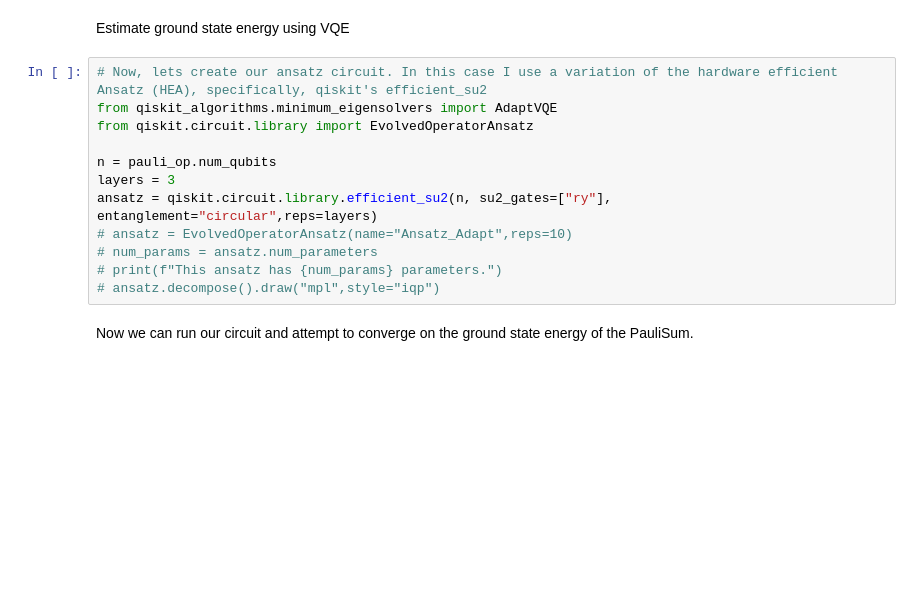
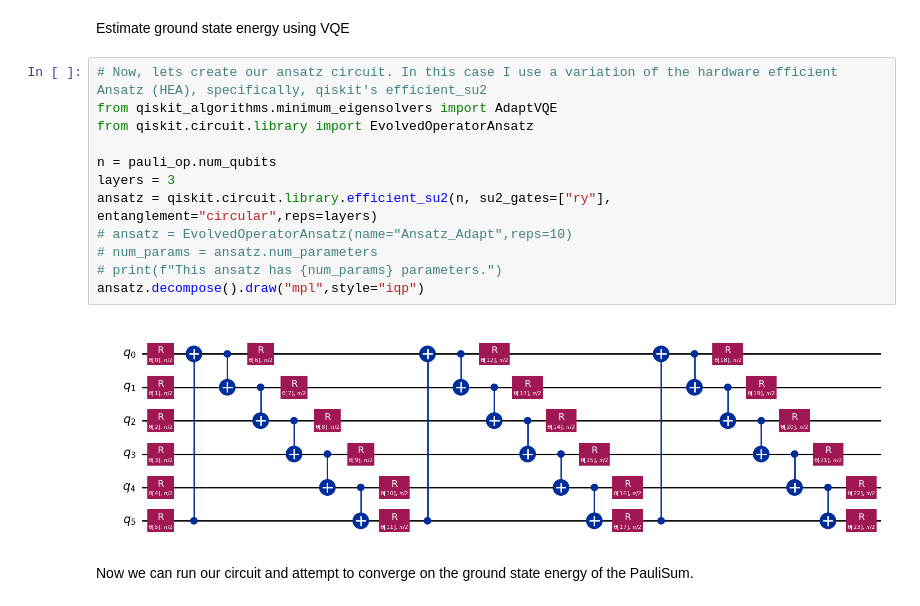
Before and after one commit to EdibleHerald/Learning-Quantum-Hamiltonians-from-Protein-Structure, a Jupyter notebook: file.ipynb, the cells around one changed output. Cells and saved outputs as stored; diff of their text form; blank space fills up the shorter version.

```diff
--- a/file.ipynb
+++ b/file.ipynb
@@ -123,15 +121,17 @@ Estimate ground state energy using VQE
 # %%
 # Now, lets create our ansatz circuit. In this case I use a variation of the hardware efficient Ansatz (HEA), specifically, qiskit's efficient_su2
 from qiskit_algorithms.minimum_eigensolvers import AdaptVQE
 from qiskit.circuit.library import EvolvedOperatorAnsatz
 
 n = pauli_op.num_qubits
 layers = 3
 ansatz = qiskit.circuit.library.efficient_su2(n, su2_gates=["ry"], entanglement="circular",reps=layers)
 # ansatz = EvolvedOperatorAnsatz(name="Ansatz_Adapt",reps=10)
 # num_params = ansatz.num_parameters
 # print(f"This ansatz has {num_params} parameters.")
-# ansatz.decompose().draw("mpl",style="iqp")
+ansatz.decompose().draw("mpl",style="iqp")
+# %% [output]
+[figure, added]
 # %% [markdown]
 Now we can run our circuit and attempt to converge on the ground state energy of the PauliSum.
 # %%
```
Also changed, not shown: parts of 5 cells of this notebook.
